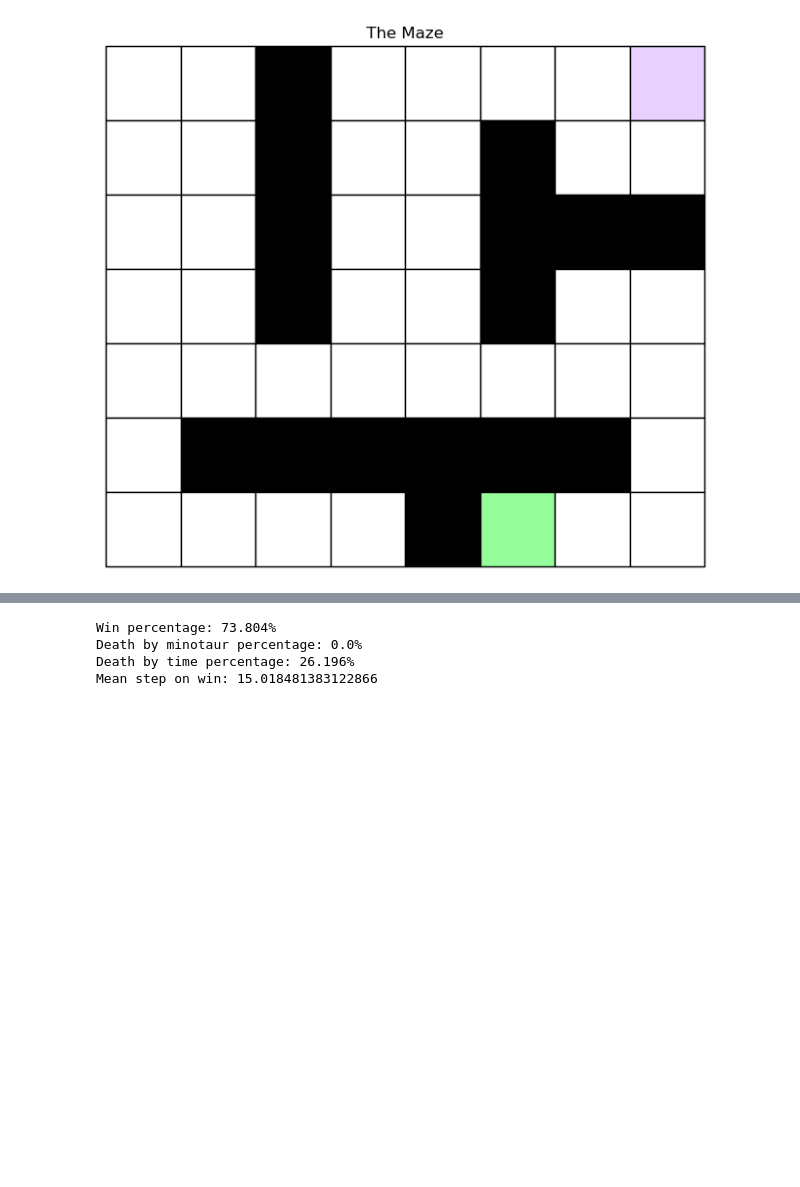
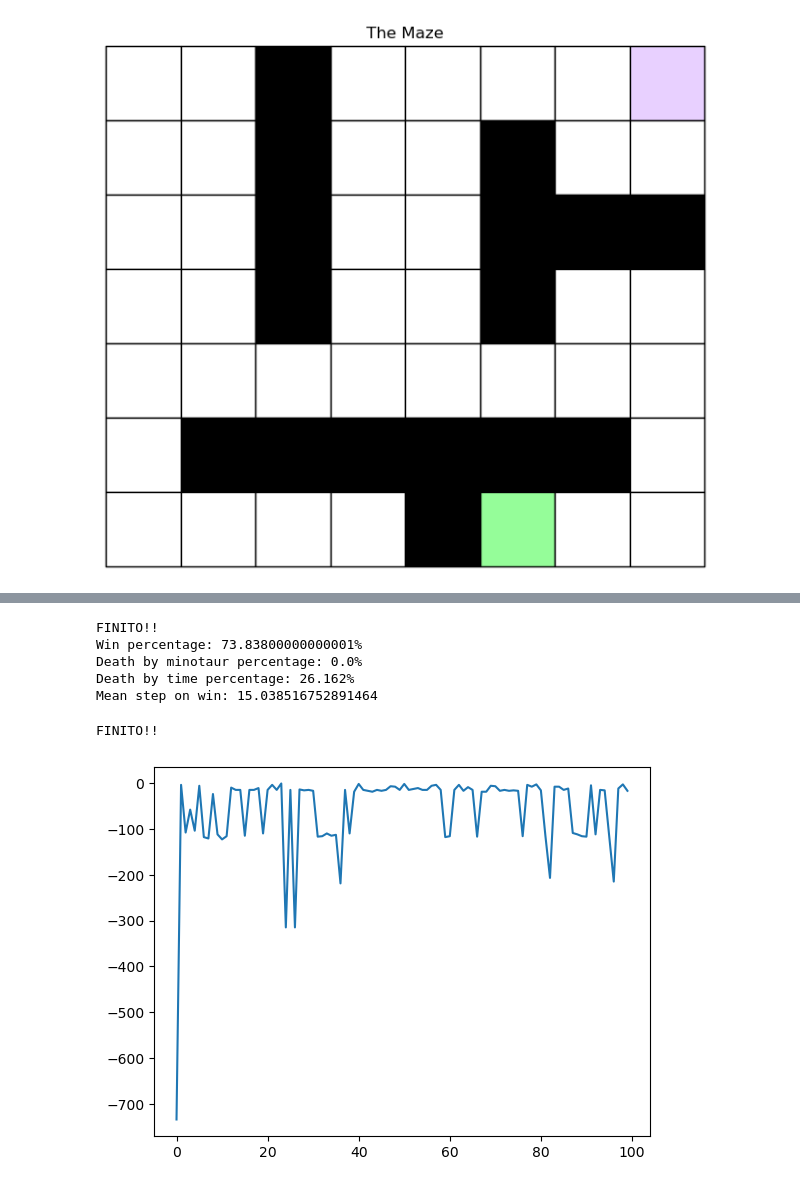
Before and after one commit to simoclemens/KTH-ReinforcementLearning, a Jupyter notebook: LAB1/EX1/problem1_B1.ipynb, the cells around one changed output, grey strips where cells are left out. Drawn from its saved outputs; the diff is of its cells as text; code cells hidden in the pictures; blank space fills up the shorter version.

```diff
--- a/LAB1/EX1/problem1_B1.ipynb
+++ b/LAB1/EX1/problem1_B1.ipynb
@@ -64,10 +74,24 @@ env = mz.Maze(maze)
 
 # Simulate Q-learning
 Q = np.load('output_Q.npy')
-Q = env.simulate(Q = Q, method='Q-learning', testing=True)
+Q, _ = env.simulate(Q = Q, method='Q-learning', testing=True)
 np.save('output_Q.npy', Q)
 # %% [output]
-Win percentage: 73.804%
+FINITO!!
+Win percentage: 73.83800000000001%
 Death by minotaur percentage: 0.0%
-Death by time percentage: 26.196%
-Mean step on win: 15.018481383122866
+Death by time percentage: 26.162%
+Mean step on win: 15.038516752891464
+# %%
+# Q-learning with alpha 0.6
+reload(mz)
+env = mz.Maze(maze)
+
+# Train Q-learning
+Q = np.load('output_Q.npy')
+Q, Q_list= env.simulate(method='Q-learning', alpha = 0.6, testing=False)
+mz.plot_convergence(Q_list)
+np.save('output_Q.npy', Q)
+# %% [output]
+FINITO!!
+[figure, added]
```
Also changed, not shown: parts of 11 cells of this notebook, 3 other files.
